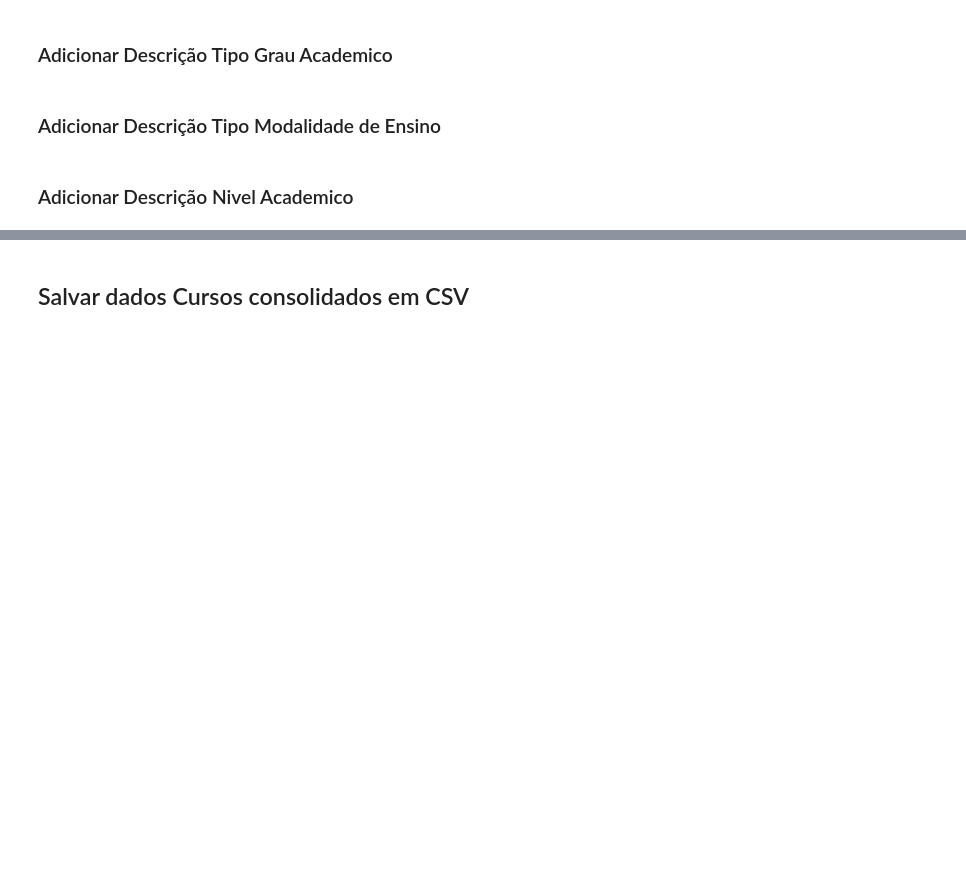
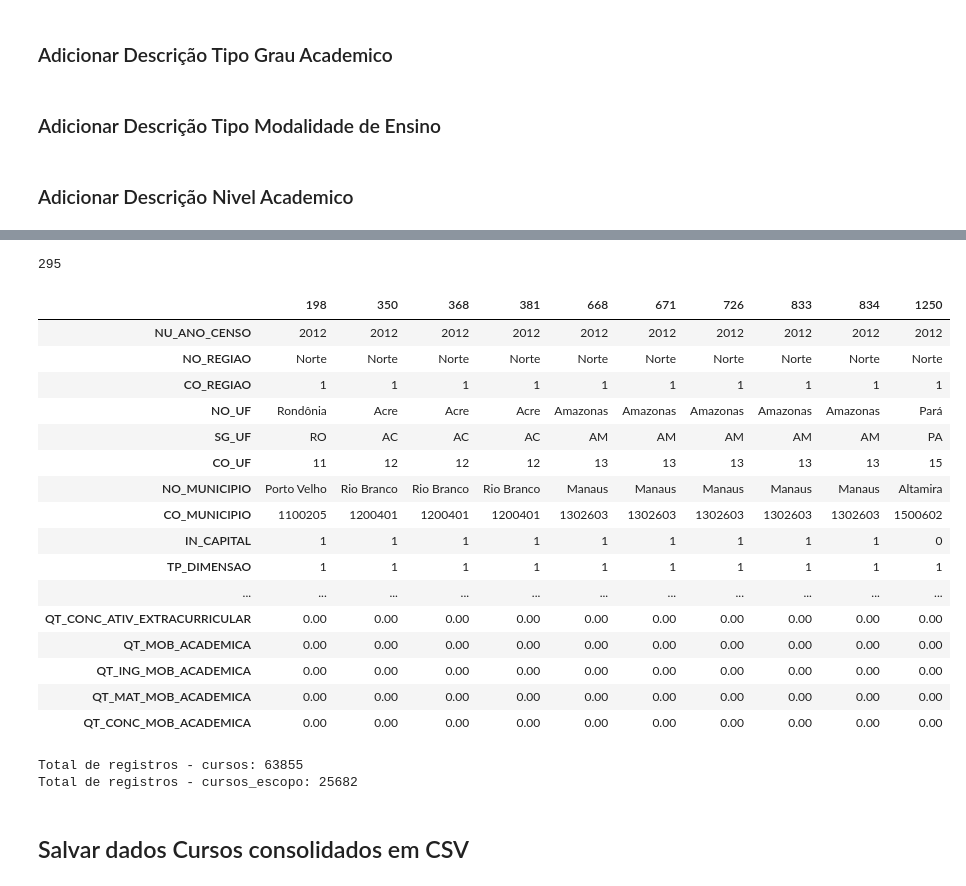
Before and after one commit to AlanaVieira/dados-ies, a Jupyter notebook: cadernos/versao02/02_Prepara_dados_Cursos.ipynb, the cells around one changed output, grey strips where cells are left out. Saved outputs shown, nothing was run; the diff lists cells and outputs as text; code cells hidden in the pictures; blank space fills up the shorter version.

```diff
--- a/cadernos/versao02/02_Prepara_dados_Cursos.ipynb
+++ b/cadernos/versao02/02_Prepara_dados_Cursos.ipynb
@@ -293,0 +284,13 @@ Total colunas:  200
+# %%
+# selecionar todas colunas que começam com CO_ e outras (transformar em string)
+# facilita operações de merge (tem que conter os mesmos tipos de dados)
+colunas_CO = [col for col in cursos_orig if col.startswith('CO_')] + ['IN_CAPITAL','IN_GRATUITO']
+dict_dtype = {column : 'str'  for column in colunas_CO}
+
+cursos_orig = pd.read_csv(filename,
+                          dtype = dict_dtype,
+                          sep=';',
+                          encoding='iso-8859-1',
+                          low_memory=False)
+print('Total registros: ', cursos_orig.shape[0]) #573019
+print('Total colunas: ', cursos_orig.shape[1]) #200
@@ -564,7 +551,8 @@ Name: proportion, dtype: float64
 # %%
 cursos_escopo = cursos[
-                (cursos['TP_DIMENSAO']== 1 ) &
-                (cursos['TP_GRAU_ACADEMICO'].isin([1,2,3,4]) ) &
-                (cursos['TP_MODALIDADE_ENSINO']==1) &
-                (cursos['TP_NIVEL_ACADEMICO']==1)]
+                (cursos['TP_DIMENSAO']== 1 ) &                                     # apenas cursos presenciais
+                (cursos['TP_CATEGORIA_ADMINISTRATIVA'].isin([1,4,5,6,8,9]) ) &     # apenas publicas federais e todas as privadas
+                (cursos['TP_GRAU_ACADEMICO'].isin([1,2,3,4]) ) &                   # bacharelado, licenciatura, tecnologo
+                (cursos['TP_MODALIDADE_ENSINO']==1) &                              # somente presenciais
+                (cursos['TP_NIVEL_ACADEMICO']==1)]                                 # somente graduacao
 # %%
@@ -575,0 +584,8 @@ Total de registros - cursos_escopo: 35765
+# %%
+# checar casos de todas colunas de matriculas, vagas, etc. zeradas
+col = ['QT_INSCRITO_TOTAL','QT_ING','QT_MAT','QT_CONC']
+cursos_escopo[
+            (cursos_escopo['QT_VG_TOTAL']==0) &
+            (cursos_escopo['QT_INSCRITO_TOTAL']==0) &
+            (cursos_escopo['QT_ING']==0) &
+            (cursos_escopo['QT_MAT']==0)][col]#.shape # 562
@@ -575,0 +610,31 @@ Total de registros - cursos_escopo: 35765
+# %%
+# Verificar as informações
+idx = cursos_escopo[
+            (cursos_escopo['QT_VG_TOTAL']==0) &
+            (cursos_escopo['QT_INSCRITO_TOTAL']==0) &
+            (cursos_escopo['QT_ING']==0) &
+            (cursos_escopo['QT_MAT']==0)][col].index
+
+len(idx)
+# %% [output]
+295
+# %%
+cursos_escopo.loc[idx].head(10).T
+# %% [output]
+|  | 198 | 350 | 368 | 381 | 668 | 671 | 726 | 833 | 834 | 1250 |
+| NU_ANO_CENSO | 2012 | 2012 | 2012 | 2012 | 2012 | 2012 | 2012 | 2012 | 2012 | 2012 |
+| NO_REGIAO | Norte | Norte | Norte | Norte | Norte | Norte | Norte | Norte | Norte | Norte |
+| CO_REGIAO | 1 | 1 | 1 | 1 | 1 | 1 | 1 | 1 | 1 | 1 |
+| NO_UF | Rondônia | Acre | Acre | Acre | Amazonas | Amazonas | Amazonas | Amazonas | Amazonas | Pará |
+| SG_UF | RO | AC | AC | AC | AM | AM | AM | AM | AM | PA |
+| CO_UF | 11 | 12 | 12 | 12 | 13 | 13 | 13 | 13 | 13 | 15 |
+| NO_MUNICIPIO | Porto Velho | Rio Branco | Rio Branco | Rio Branco | Manaus | Manaus | Manaus | Manaus | Manaus | Altamira |
+| CO_MUNICIPIO | 1100205 | 1200401 | 1200401 | 1200401 | 1302603 | 1302603 | 1302603 | 1302603 | 1302603 | 1500602 |
+| IN_CAPITAL | 1 | 1 | 1 | 1 | 1 | 1 | 1 | 1 | 1 | 0 |
+| TP_DIMENSAO | 1 | 1 | 1 | 1 | 1 | 1 | 1 | 1 | 1 | 1 |
+| ... | ... | ... | ... | ... | ... | ... | ... | ... | ... | ... |
+| QT_CONC_ATIV_EXTRACURRICULAR | 0.00 | 0.00 | 0.00 | 0.00 | 0.00 | 0.00 | 0.00 | 0.00 | 0.00 | 0.00 |
+| QT_MOB_ACADEMICA | 0.00 | 0.00 | 0.00 | 0.00 | 0.00 | 0.00 | 0.00 | 0.00 | 0.00 | 0.00 |
+| QT_ING_MOB_ACADEMICA | 0.00 | 0.00 | 0.00 | 0.00 | 0.00 | 0.00 | 0.00 | 0.00 | 0.00 | 0.00 |
+| QT_MAT_MOB_ACADEMICA | 0.00 | 0.00 | 0.00 | 0.00 | 0.00 | 0.00 | 0.00 | 0.00 | 0.00 | 0.00 |
+| QT_CONC_MOB_ACADEMICA | 0.00 | 0.00 | 0.00 | 0.00 | 0.00 | 0.00 | 0.00 | 0.00 | 0.00 | 0.00 |
@@ -576,2 +645,11 @@ Total de registros - cursos_escopo: 35765
+# %%
+# Retirada destes registros
+cursos_escopo = cursos_escopo.drop(idx).reset_index(drop=True)
+
+print('Total de registros - cursos:', cursos.shape[0])
+print('Total de registros - cursos_escopo:', cursos_escopo.shape[0])
+# %% [output]
+Total de registros - cursos: 63855
+Total de registros - cursos_escopo: 25682
 # %% [markdown]
 ## Salvar dados Cursos consolidados em CSV
```
Also changed, not shown: parts of 39 cells of this notebook, 4 other files.
